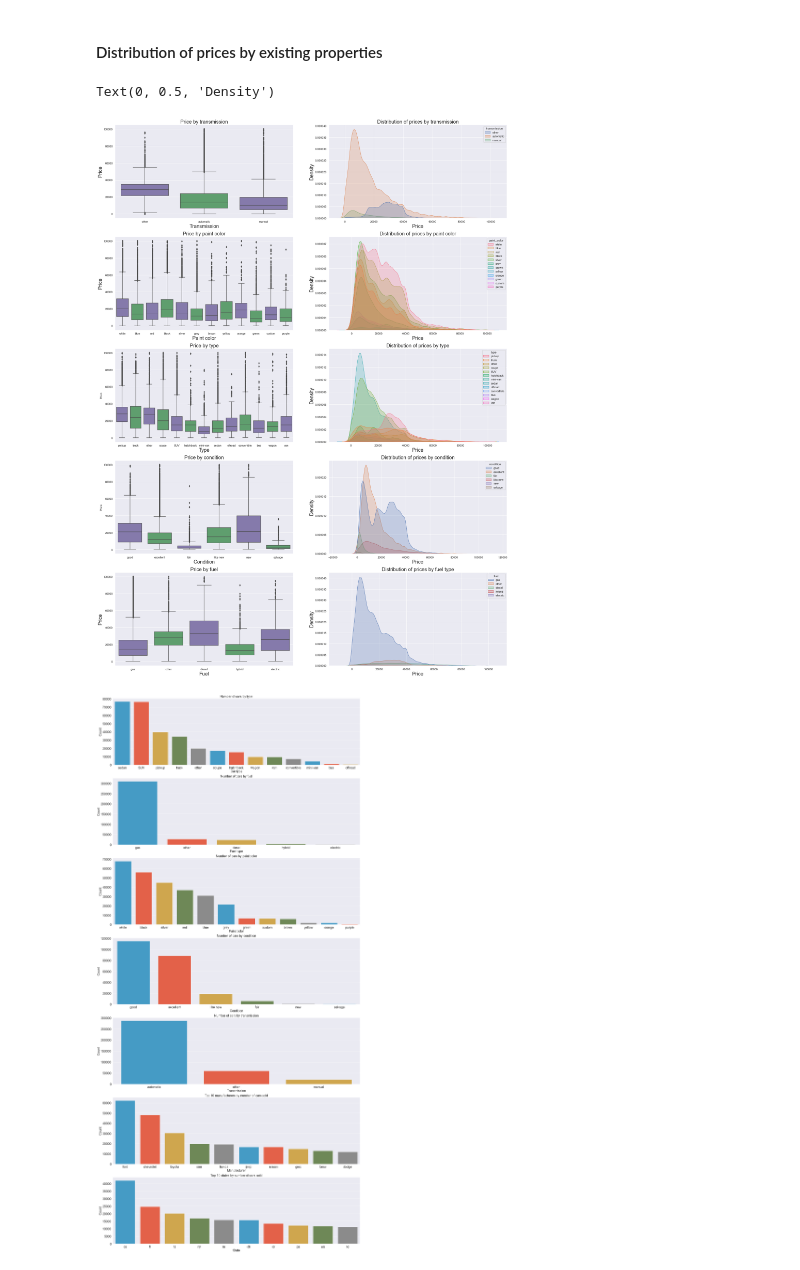
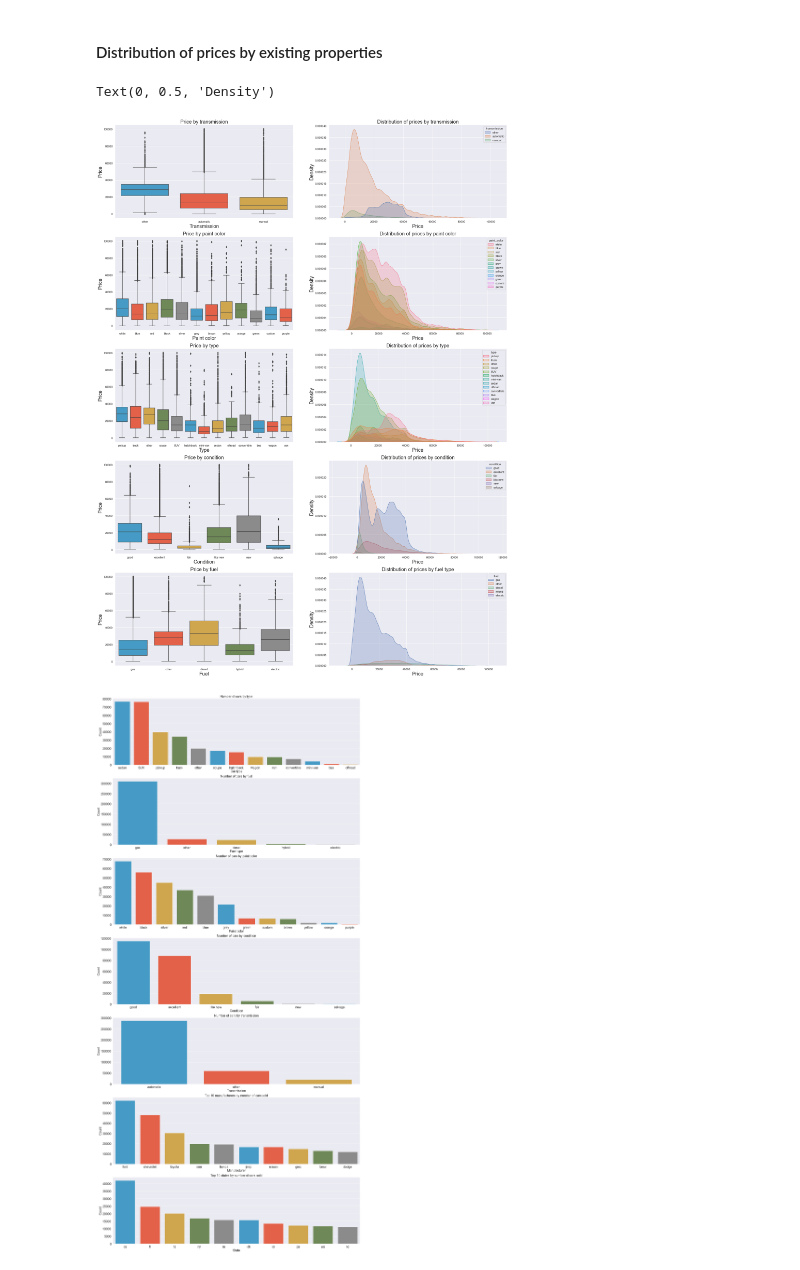
Before and after one commit to erikseulean/ml, a Jupyter notebook: assignment1/craiglist_cars.ipynb, the cells around one changed output. Saved outputs shown, nothing was run; the diff lists cells and outputs as text; code cells hidden in the pictures.

Commit message:
Add more models
Signed-off-by: Erik-Cristian Seulean <erikseulean@gmail.com>

```diff
--- a/assignment1/craiglist_cars.ipynb
+++ b/assignment1/craiglist_cars.ipynb
@@ -19,6 +18,7 @@ five_thirty_eight = [
 # %%
 #cars = pd.read_csv("vehicles.csv")
 cars = pd.read_csv("vehicles_na_cleaned.csv")
+cars = cars.drop(columns=["cylinders"])
 cars = cars[(cars["price"] < 100000) & (cars["price"] > 100)]
 cars = cars[
     (cars["odometer"] < 600000.0) &
@@ -51,3 +55,0 @@ cars["type"] = cars.apply(lambda x: backfill_column(x, "type", car_type), axis=1
-# %%
-cars = cars.drop(columns=["model", "description"])
-cars = cars.dropna(subset=["lat", "long", "odometer", "year", "fuel", "transmission", "manufacturer"])
@@ -97,9 +96,21 @@ This still gives me around 15000 unique values, even if I tried to simply substr
 - paint_color - 30% replace with unknown
 - ~~lat/long - I could replace the lat/long with the coordinates of the state biggest city, but for now will drop the missing ones as they are just 1%~~
 # %%
+categories = [
+    "fuel",
+    "transmission",
+    "region",
+    "manufacturer",
+    "title_status",
+    "drive",
+    "type",
+    "paint_color",
+    "state",
+    "condition"
+]
 cars["year"] = cars["year"].astype("int")
-cars["lat"] = cars["lat"].astype("str")
-cars["long"] = cars["long"].astype("str")
+cars["lat"] = cars["lat"].astype("float64")
+cars["long"] = cars["long"].astype("float64")
 # %%
 cars.describe()
 # %% [output]
@@ -132,7 +143,7 @@ plt.show()
 plt.subplot(5, 2, 1)
 plt.subplots_adjust(bottom=5, top=7.5)
 p = sns.boxplot(
-    x="transmission", y="price", palette=["m", "g"],
+    x="transmission", y="price", palette=five_thirty_eight,
     data=cars
 )
 p.set_title("Price by transmission", fontsize=20)
@@ -148,7 +159,7 @@ p.set_ylabel("Density", fontsize=20)
 
 plt.subplot(5, 2, 3)
 p = sns.boxplot(
-    x="paint_color", y="price", palette=["m", "g"],
+    x="paint_color", y="price", palette=five_thirty_eight,
     data=cars
 )
 p.set_title("Price by paint color", fontsize=20)
@@ -164,12 +175,12 @@ p.set_ylabel("Density", fontsize=20)
 
 plt.subplot(5, 2, 5)
 p = sns.boxplot(
-    x="type", y="price", palette=["m", "g"],
+    x="type", y="price", palette=five_thirty_eight,
     data=cars
 )
 p.set_title("Price by type", fontsize=20)
 p.set_xlabel("Type", fontsize=20)
-p.set_ylabel("Price")
+p.set_ylabel("Price", fontsize=20)
 plt.subplot(5, 2, 6)
 plt.ticklabel_format(style='plain', axis='y')
 p = sns.kdeplot(x="price", hue="type", fill=True, data=cars)
@@ -179,37 +190,37 @@ p.set_ylabel("Density", fontsize=20)
 
 plt.subplot(5, 2, 7)
 p = sns.boxplot(
-    x="condition", y="price", palette=["m", "g"],
+    x="condition", y="price", palette=five_thirty_eight,
     data=cars
 )
 p.set_title("Price by condition", fontsize=20)
 p.set_xlabel("Condition", fontsize=20)
-p.set_ylabel("Price")
+p.set_ylabel("Price", fontsize=20)
 plt.subplot(5, 2, 8)
 plt.ticklabel_format(style='plain', axis='y')
 p = sns.kdeplot(x="price", hue="condition", fill=True, common_norm=True, data=cars)
 p.set_title("Distribution of prices by condition", fontsize=20)
 p.set_xlabel("Price", fontsize=20)
 p.set_ylabel("Density", fontsize=20)
 
 
 plt.subplot(5, 2, 9)
 p = sns.boxplot(
-    x="fuel", y="price", palette=["m", "g"],
+    x="fuel", y="price", palette=five_thirty_eight,
     data=cars
 )
 p.set_title("Price by fuel", fontsize=20)
 p.set_xlabel("Fuel", fontsize=20)
 p.set_ylabel("Price", fontsize=20)
 plt.subplot(5, 2, 10)
 plt.ticklabel_format(style='plain', axis='y')
 p = sns.kdeplot(x="price", hue="fuel", fill=True, common_norm=True, data=cars)
 p.set_title("Distribution of prices by fuel type", fontsize=20)
 p.set_xlabel("Price", fontsize=20)
 p.set_ylabel("Density", fontsize=20)
 # %% [output]
 Text(0, 0.5, 'Density')
-[figure, old version]
+[figure, new version]
 # %%
 plt.subplots_adjust(bottom=4, top=8)
 plt.subplot(7, 1, 1)
```
Also changed, not shown: parts of 37 cells of this notebook.
